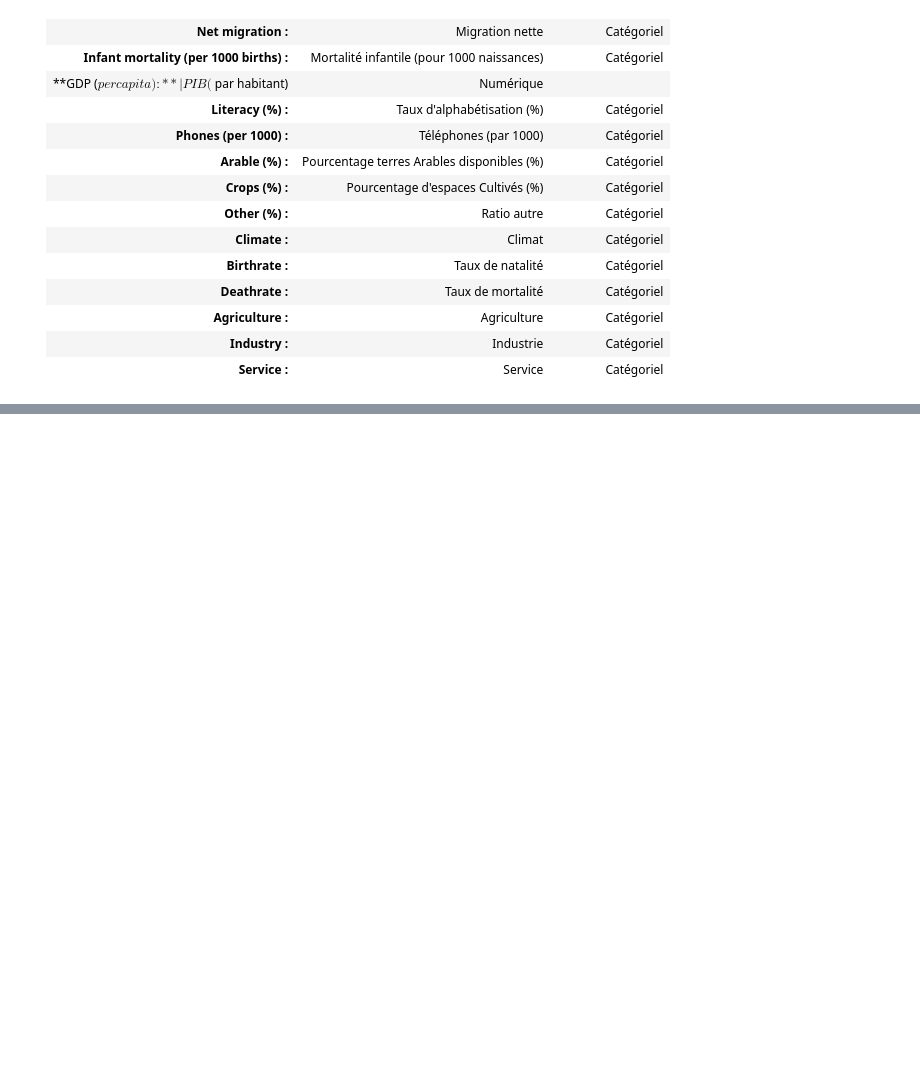
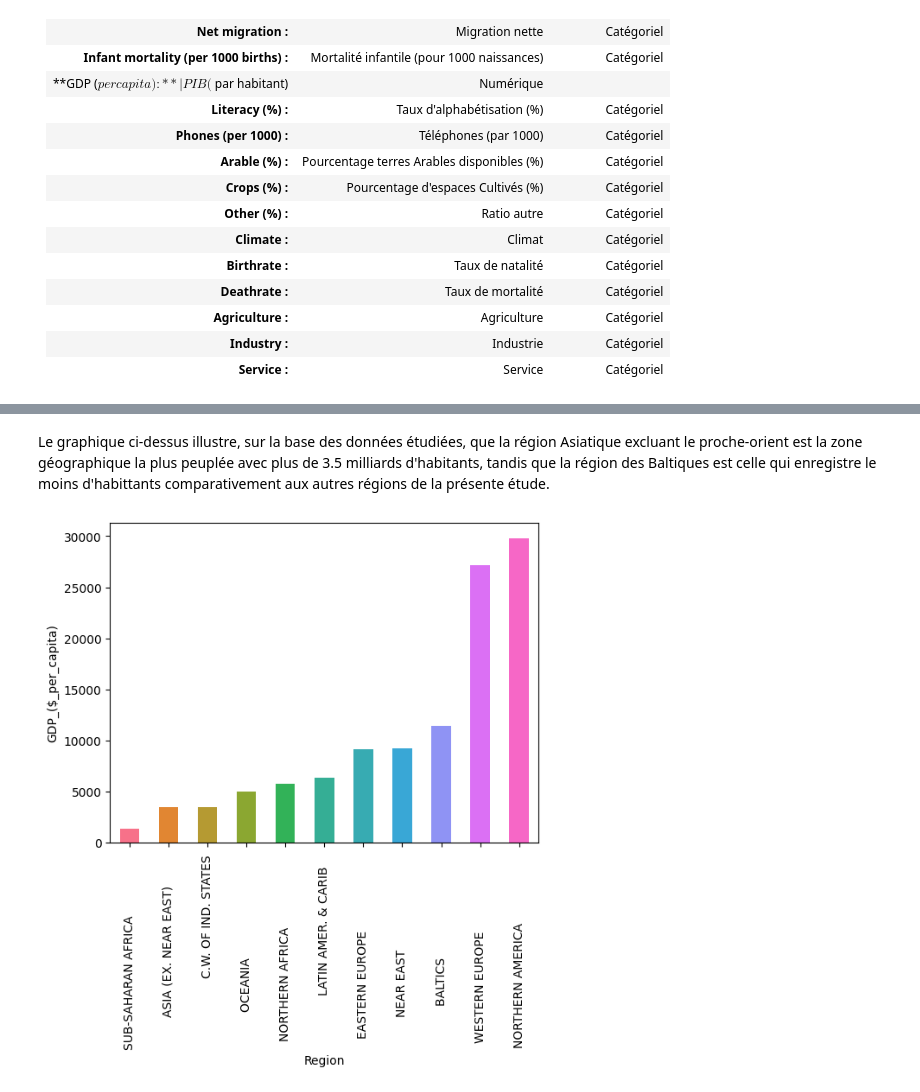
Before and after one commit to guymartial80/Inclusive_Economics_Growth_Determinants, a Jupyter notebook: Measures_Economics.ipynb, the cells around one changed output, grey strips where cells are left out. Saved outputs shown, nothing was run; the diff lists cells and outputs as text; code cells hidden in the pictures; blank space fills up the shorter version.

```diff
--- a/Measures_Economics.ipynb
+++ b/Measures_Economics.ipynb
@@ -77,0 +349,6 @@ DICTIONNAIRE DES DONNEES
+# %% [markdown]
+Le graphique ci-dessus illustre, sur la base des données étudiées, que la région Asiatique excluant le proche-orient est la zone géographique la plus peuplée avec plus de 3.5 milliards d'habitants, tandis que la région des Baltiques est celle qui enregistre le moins d'habittants comparativement aux autres régions de la présente étude.
+# %%
+plot_bar_chart_gdp(data_process, 'Region', 'GDP_($_per_capita)')
+# %% [output]
+[figure, added]
```
Also changed, not shown: parts of 30 cells of this notebook, 1 other file.
